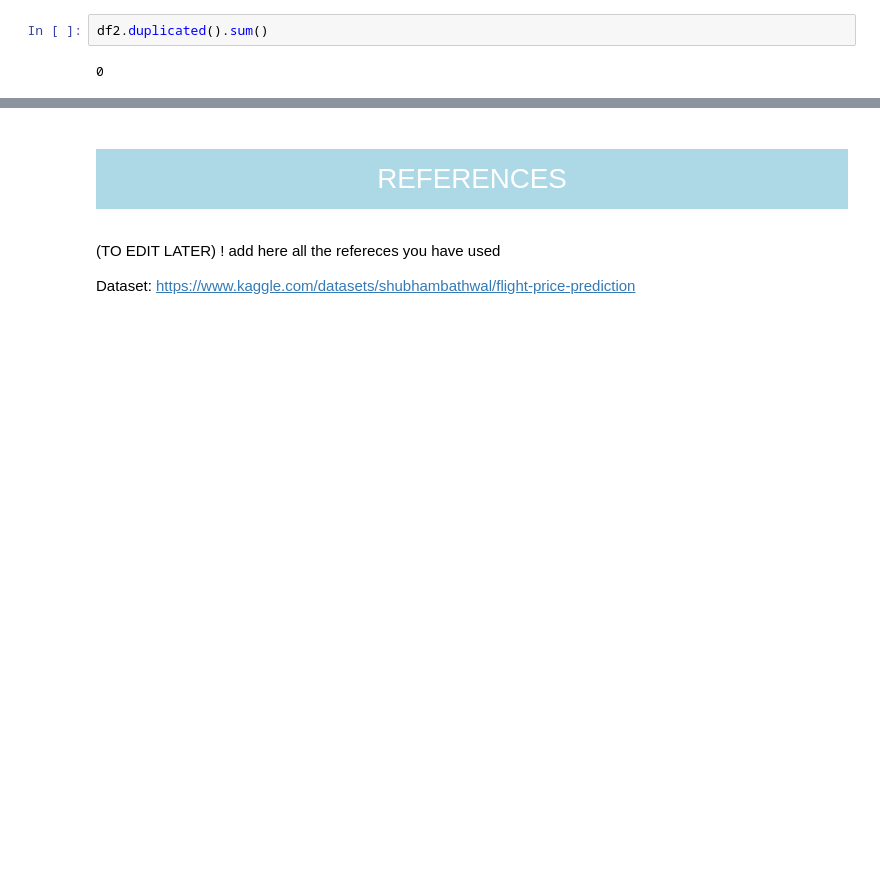
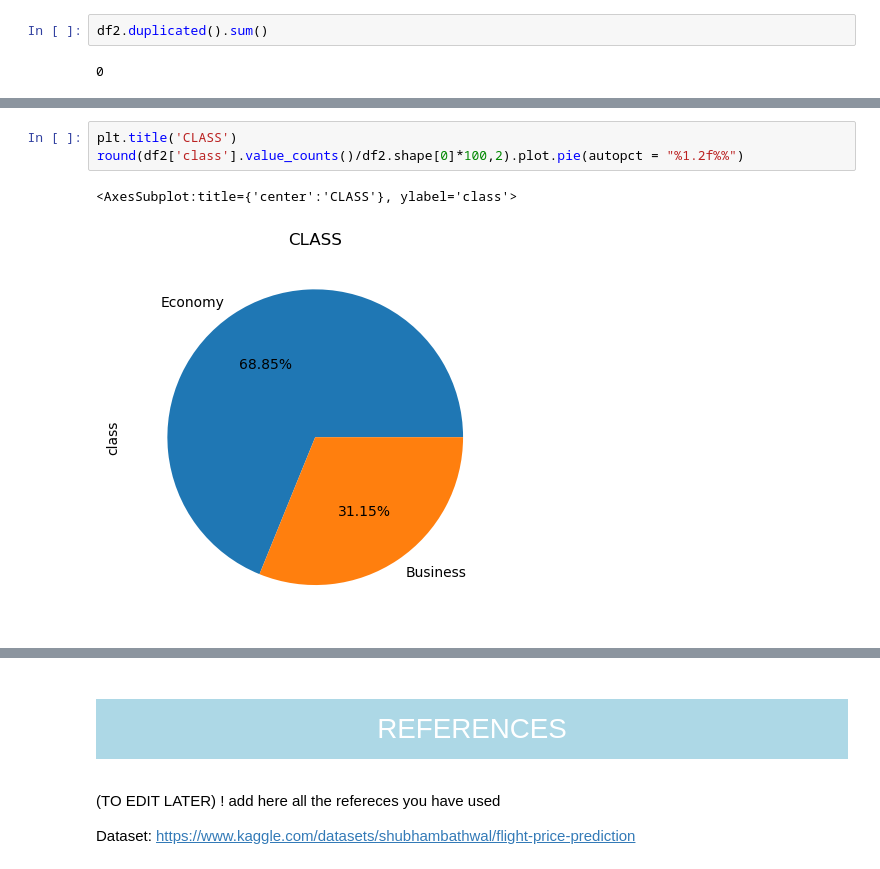
Before and after one commit to JulianaCBrum/MACHINE-LEARNING-, a Jupyter notebook: CA1_ML_Sem2.ipynb, the cells around one changed output, grey strips where cells are left out. Saved outputs shown, nothing was run; the diff lists cells and outputs as text; blank space fills up the shorter version.

```diff
--- a/CA1_ML_Sem2.ipynb
+++ b/CA1_ML_Sem2.ipynb
@@ -399,0 +446,6 @@ plt.show()
+# %%
+plt.title('CLASS')
+round(df2['class'].value_counts()/df2.shape[0]*100,2).plot.pie(autopct = "%1.2f%%")
+# %% [output]
+<AxesSubplot:title={'center':'CLASS'}, ylabel='class'>
+[figure, added]
```
Also changed, not shown: parts of 20 cells of this notebook.
